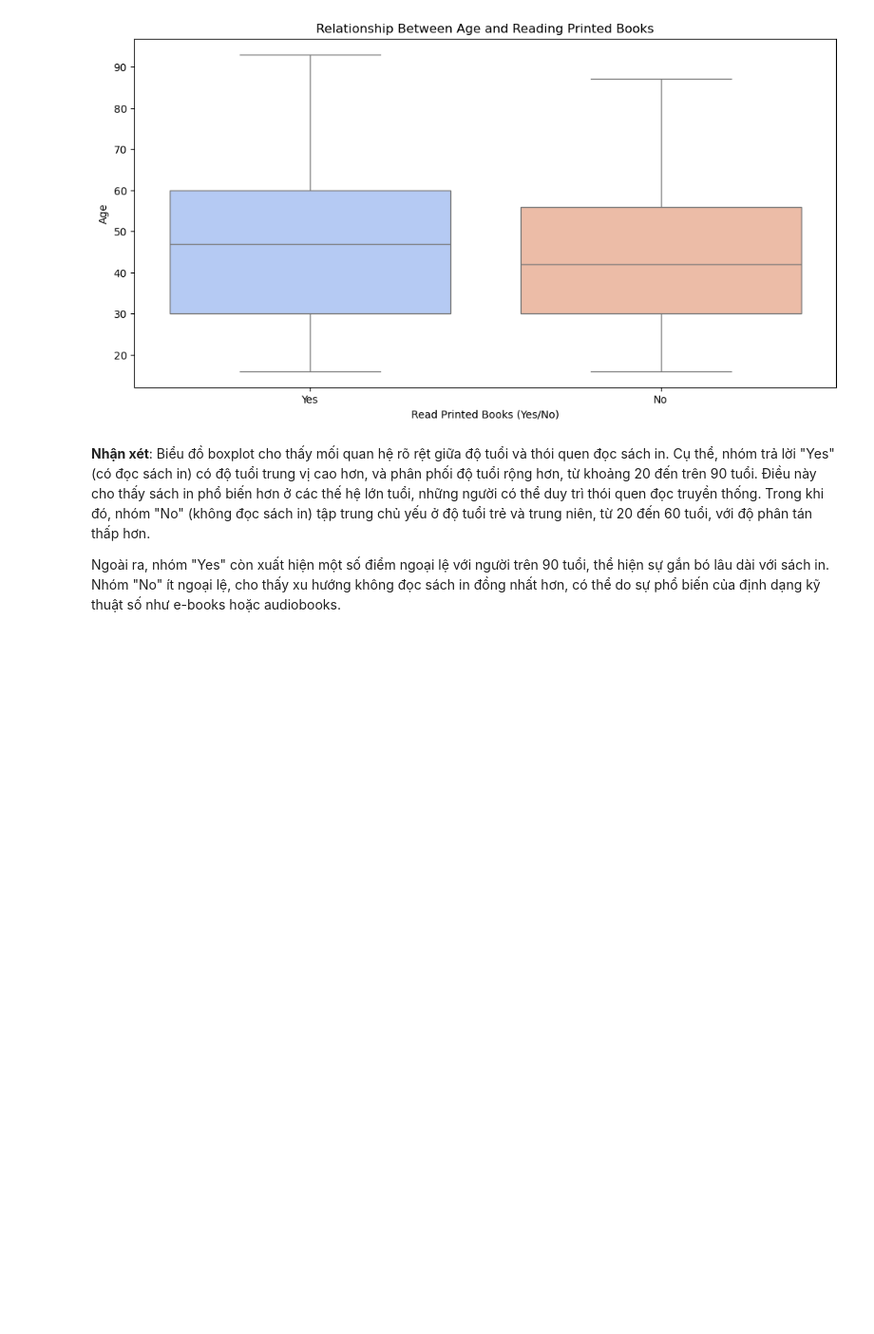
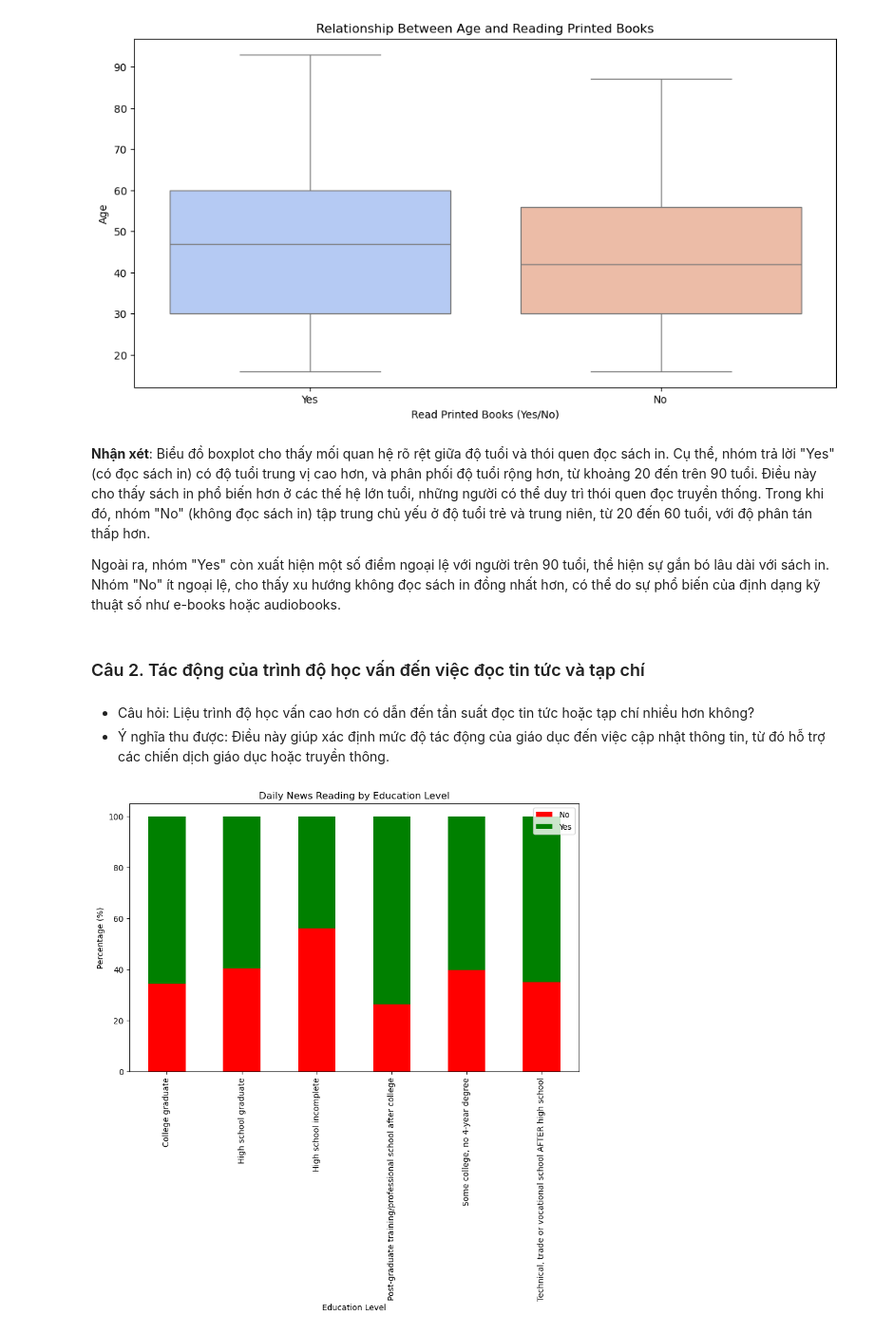
Before and after one commit to neyngnn/LTKHDL, a Jupyter notebook: notebook/Eda.ipynb, the cells around one changed output. Shown at 95% size. Cells and saved outputs as stored; diff of their text form; code cells hidden in the pictures; blank space fills up the shorter version.

```diff
--- a/notebook/Eda.ipynb
+++ b/notebook/Eda.ipynb
@@ -40,3 +40,21 @@ plt.show()
 Biểu đồ boxplot cho thấy mối quan hệ rõ rệt giữa độ tuổi và thói quen đọc sách in. Cụ thể, nhóm trả lời "Yes" (có đọc sách in) có độ tuổi trung vị cao hơn, và phân phối độ tuổi rộng hơn, từ khoảng 20 đến trên 90 tuổi. Điều này cho thấy sách in phổ biến hơn ở các thế hệ lớn tuổi, những người có thể duy trì thói quen đọc truyền thống. Trong khi đó, nhóm "No" (không đọc sách in) tập trung chủ yếu ở độ tuổi trẻ và trung niên, từ 20 đến 60 tuổi, với độ phân tán thấp hơn.
 
 Ngoài ra, nhóm "Yes" còn xuất hiện một số điểm ngoại lệ với người trên 90 tuổi, thể hiện sự gắn bó lâu dài với sách in. Nhóm "No" ít ngoại lệ, cho thấy xu hướng không đọc sách in đồng nhất hơn, có thể do sự phổ biến của định dạng kỹ thuật số như e-books hoặc audiobooks.
+# %% [markdown]
+### Câu 2. Tác động của trình độ học vấn đến việc đọc tin tức và tạp chí
+# %% [markdown]
+* Câu hỏi: Liệu trình độ học vấn cao hơn có dẫn đến tần suất đọc tin tức hoặc tạp chí nhiều hơn không?
+* Ý nghĩa thu được: Điều này giúp xác định mức độ tác động của giáo dục đến việc cập nhật thông tin, từ đó hỗ trợ các chiến dịch giáo dục hoặc truyền thông.
+# %%
+# Tỷ lệ đọc tin tức theo mức độ giáo dục
+education_news = df.groupby('education')['read_daily_news'].value_counts(normalize=True).unstack() * 100
+
+# Biểu đồ stacked bar chart
+education_news.plot(kind='bar', stacked=True, figsize=(10, 6), color=['red', 'green'])
+plt.title('Daily News Reading by Education Level')
+plt.ylabel('Percentage (%)')
+plt.xlabel('Education Level')
+plt.legend(['No', 'Yes'])
+plt.show()
+# %% [output]
+[figure, added]
```
Also changed, not shown: parts of 1 cell of this notebook.
